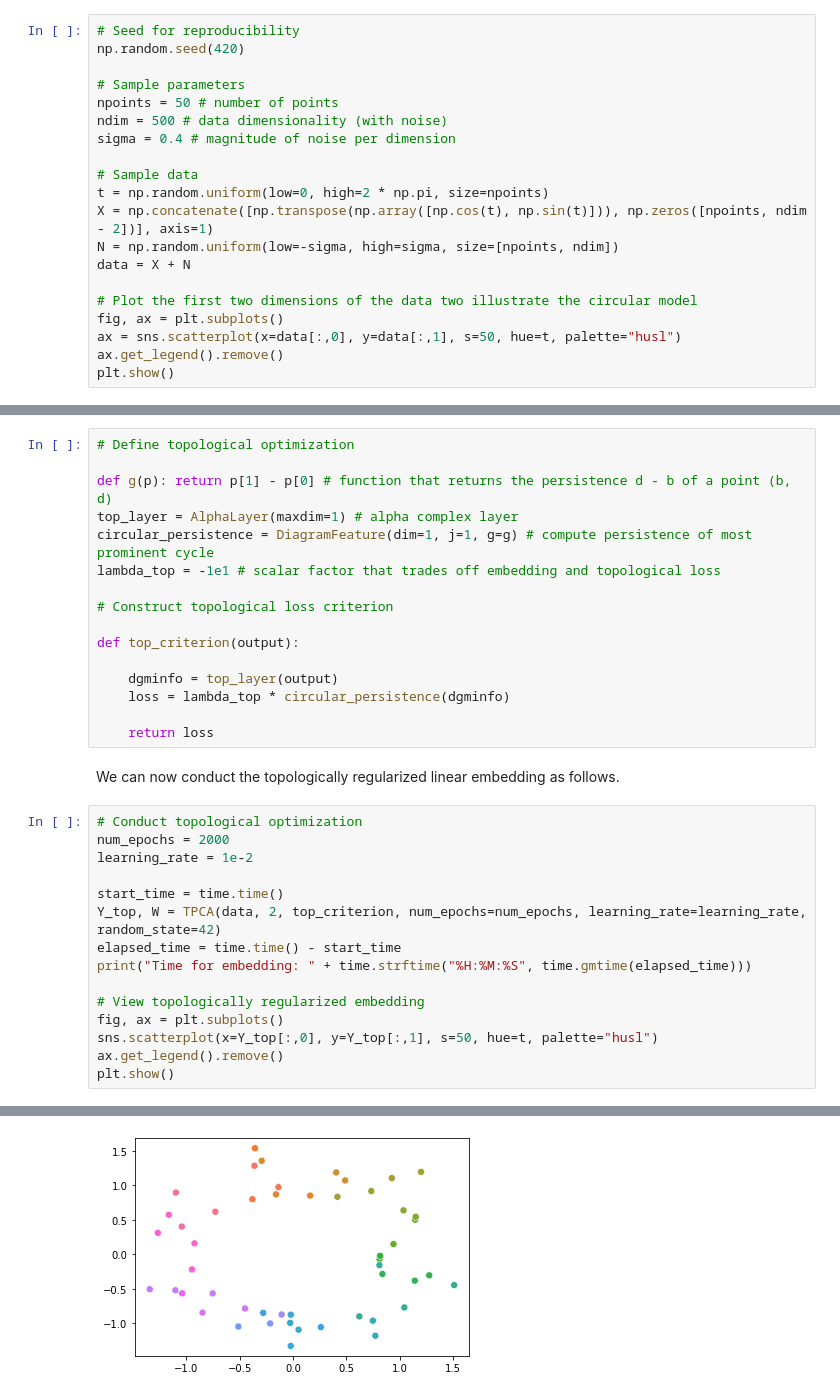
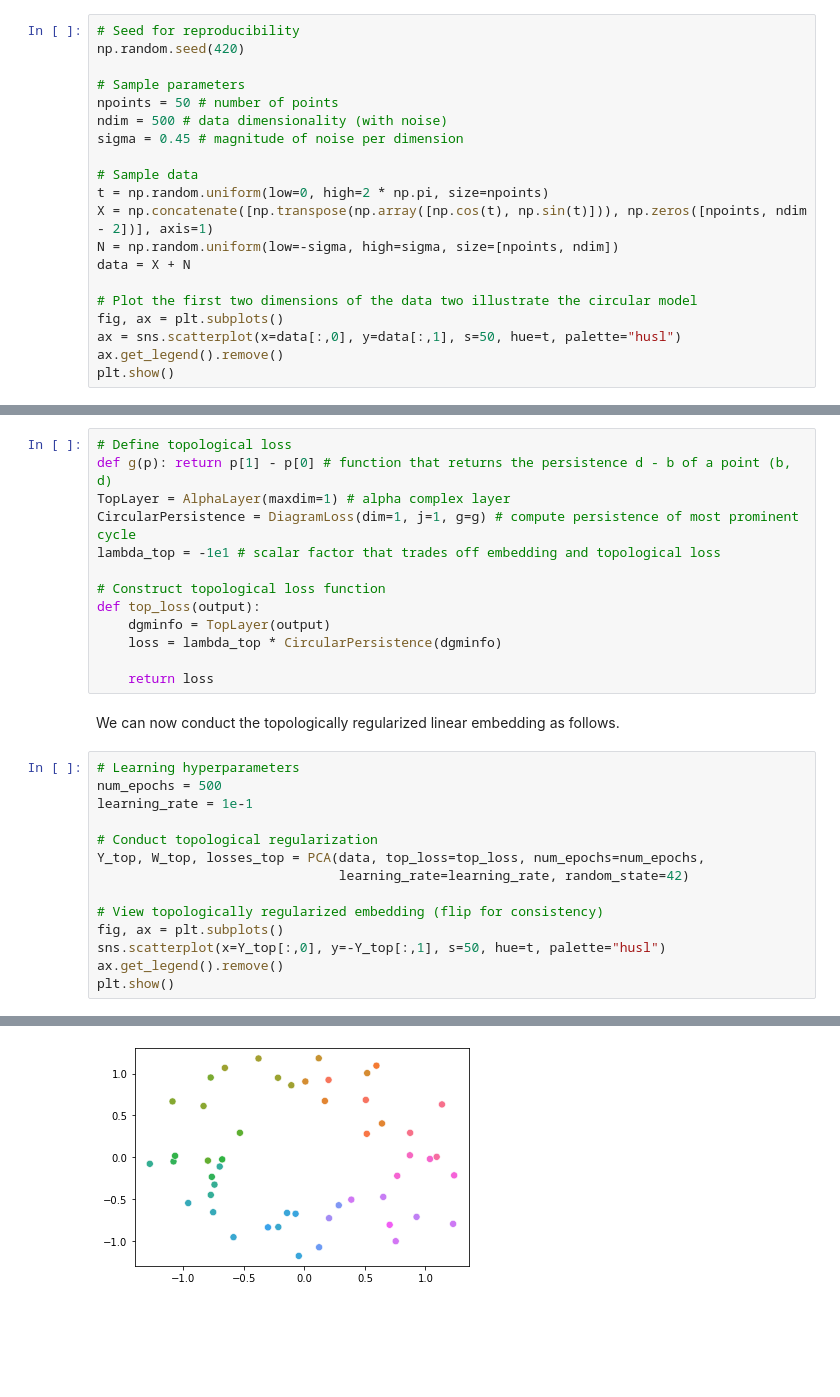
Before and after one commit to robinvndaele/topembedding, a Jupyter notebook: Experiments/ToyCircle.ipynb, the cells around one changed output, grey strips where cells are left out. Saved outputs shown, nothing was run; the diff lists cells and outputs as text; blank space fills up the shorter version.

```diff
--- a/Experiments/ToyCircle.ipynb
+++ b/Experiments/ToyCircle.ipynb
@@ -45,7 +41,7 @@ np.random.seed(420)
 # Sample parameters
 npoints = 50 # number of points
 ndim = 500 # data dimensionality (with noise)
-sigma = 0.4 # magnitude of noise per dimension
+sigma = 0.45 # magnitude of noise per dimension
 
 # Sample data
 t = np.random.uniform(low=0, high=2 * np.pi, size=npoints)
@@ -147,34 +88,30 @@ As a topological loss, we will use the persistence of the most prominent cycle i
 # %%
-# Define topological optimization
-
+# Define topological loss
 def g(p): return p[1] - p[0] # function that returns the persistence d - b of a point (b, d)
-top_layer = AlphaLayer(maxdim=1) # alpha complex layer
-circular_persistence = DiagramFeature(dim=1, j=1, g=g) # compute persistence of most prominent cycle
+TopLayer = AlphaLayer(maxdim=1) # alpha complex layer
+CircularPersistence = DiagramLoss(dim=1, j=1, g=g) # compute persistence of most prominent cycle
 lambda_top = -1e1 # scalar factor that trades off embedding and topological loss
 
-# Construct topological loss criterion
-
-def top_criterion(output):
-
-    dgminfo = top_layer(output)
-    loss = lambda_top * circular_persistence(dgminfo)
+# Construct topological loss function
+def top_loss(output):
+    dgminfo = TopLayer(output)
+    loss = lambda_top * CircularPersistence(dgminfo)
 
     return loss
 # %% [markdown]
 We can now conduct the topologically regularized linear embedding as follows.
 # %%
-# Conduct topological optimization
-num_epochs = 2000
-learning_rate = 1e-2
+# Learning hyperparameters
+num_epochs = 500
+learning_rate = 1e-1
 
-start_time = time.time()
-Y_top, W = TPCA(data, 2, top_criterion, num_epochs=num_epochs, learning_rate=learning_rate, random_state=42)
-elapsed_time = time.time() - start_time
-print("Time for embedding: " + time.strftime("%H:%M:%S", time.gmtime(elapsed_time)))
+# Conduct topological regularization
+Y_top, W_top, losses_top = PCA(data, top_loss=top_loss, num_epochs=num_epochs,
+                               learning_rate=learning_rate, random_state=42)
 
-# View topologically regularized embedding
+# View topologically regularized embedding (flip for consistency)
 fig, ax = plt.subplots()
-sns.scatterplot(x=Y_top[:,0], y=Y_top[:,1], s=50, hue=t, palette="husl")
+sns.scatterplot(x=Y_top[:,0], y=-Y_top[:,1], s=50, hue=t, palette="husl")
 ax.get_legend().remove()
 plt.show()
 # %% [output]
@@ -193 +130 @@ Time for embedding: 00:00:38
-[figure, old version]
+[figure, new version]
```
Also changed, not shown: parts of 19 cells of this notebook, 26 other files.
